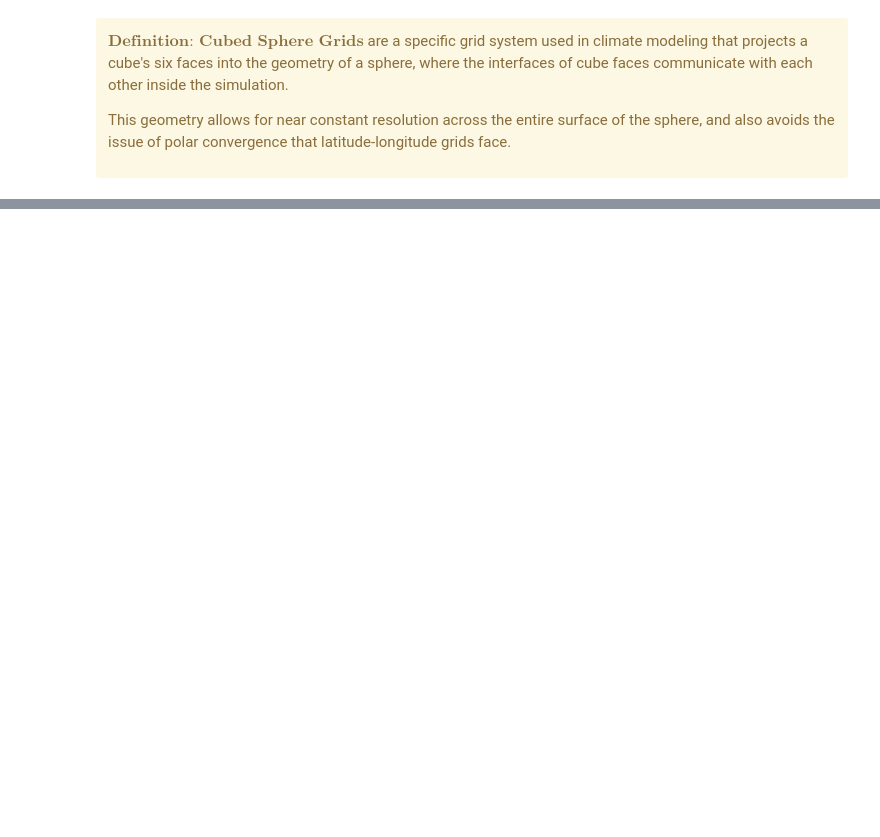
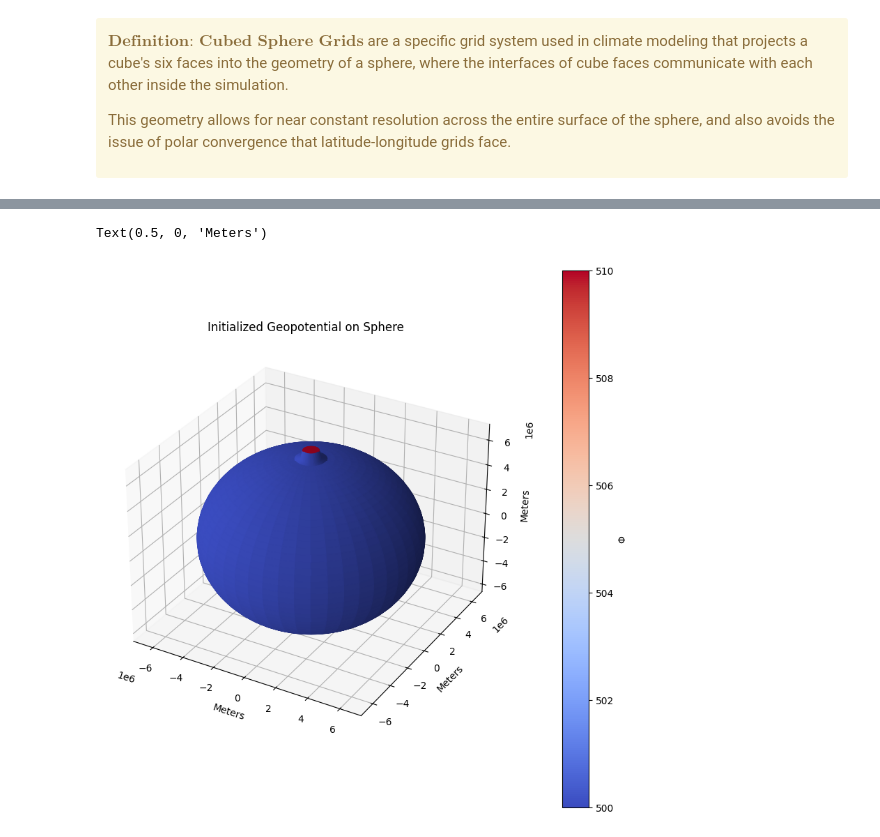
Before and after one commit to elijah-mullens/paddle, a Jupyter notebook: docs/content/notebooks/Tutorial3-ShallowSplash/Splash_Part1_physics.ipynb, the cells around one changed output, grey strips where cells are left out. Saved outputs shown, nothing was run; the diff lists cells and outputs as text; code cells hidden in the pictures; blank space fills up the shorter version.

```diff
--- a/docs/content/notebooks/Tutorial3-ShallowSplash/Splash_Part1_physics.ipynb
+++ b/docs/content/notebooks/Tutorial3-ShallowSplash/Splash_Part1_physics.ipynb
@@ -90,0 +210,41 @@ where g is the gravitational acceleration.
+# %%
+# Oftentimes, the radian versions of lat and lon are called phi and theta
+phi   = lon_grid_radians # Azimuthal angle
+theta = lat_grid_radians # Polar angle
+
+# Convert lat-lon to catesian
+x = R_planet * np.cos(theta) * np.cos(phi)
+y = R_planet * np.cos(theta) * np.sin(phi)
+z = R_planet * np.sin(theta)
+
+# Normalize geopotential for colormap
+N = (geopotential - np.min(geopotential))/(np.max(geopotential) - np.min(geopotential))
+
+# Add the geopotential height
+z += (geopotential/10)
+
+# Stretch aspect ratio at the pole for visual effect
+z[geopotential > Phi_0] *= 1.1
+
+# Colormap
+cmap = cm.coolwarm
+
+# Plot geopotential on the sphere
+fig = plt.figure(figsize=(10, 10))
+ax = fig.add_subplot(111, projection='3d')
+ax.plot_surface(x, y, z, facecolors=cmap(N))
+
+# Create a colorbar
+m = cm.ScalarMappable(cmap=cmap)
+# Set this for the scaling from normalized
+m.set_array(geopotential)
+# Add the colorbar
+plt.colorbar(m, ax=ax, pad=0.1, label = r'$\Phi$')
+
+plt.title(r'Initialized Geopotential on Sphere')
+ax.set_xlabel('Meters')
+ax.set_ylabel('Meters')
+ax.set_zlabel('Meters')
+# %% [output]
+Text(0.5, 0, 'Meters')
+[figure, added]
```
Also changed, not shown: parts of 15 cells of this notebook, 3 other files.
